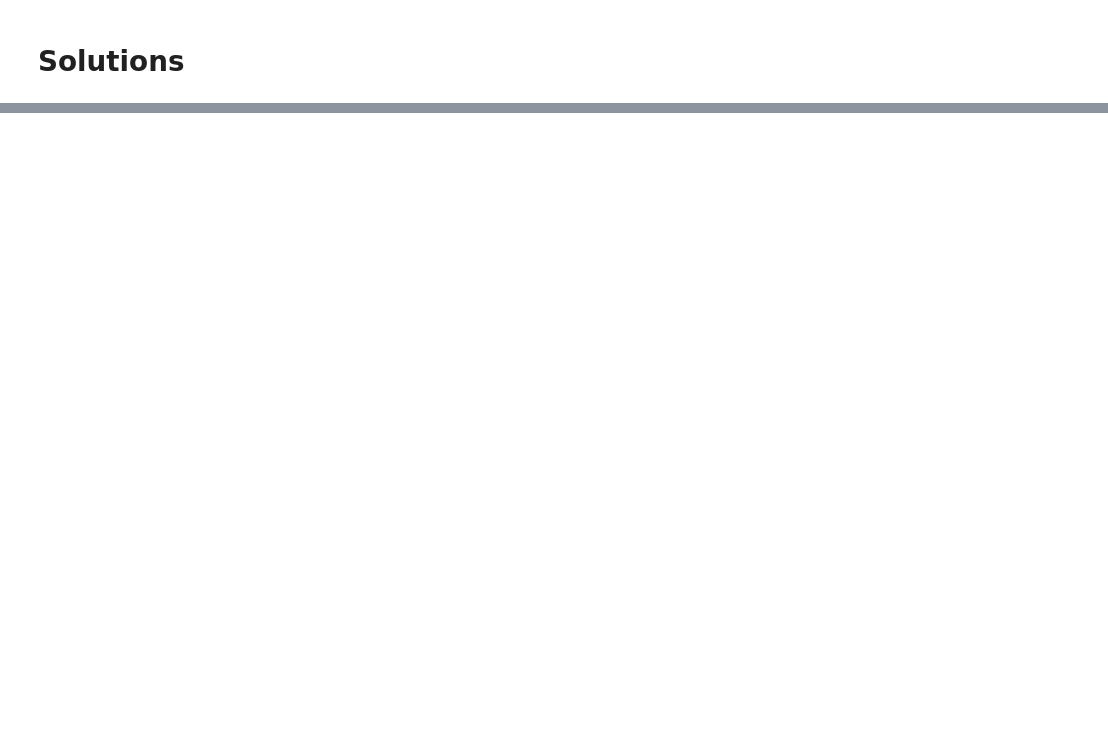
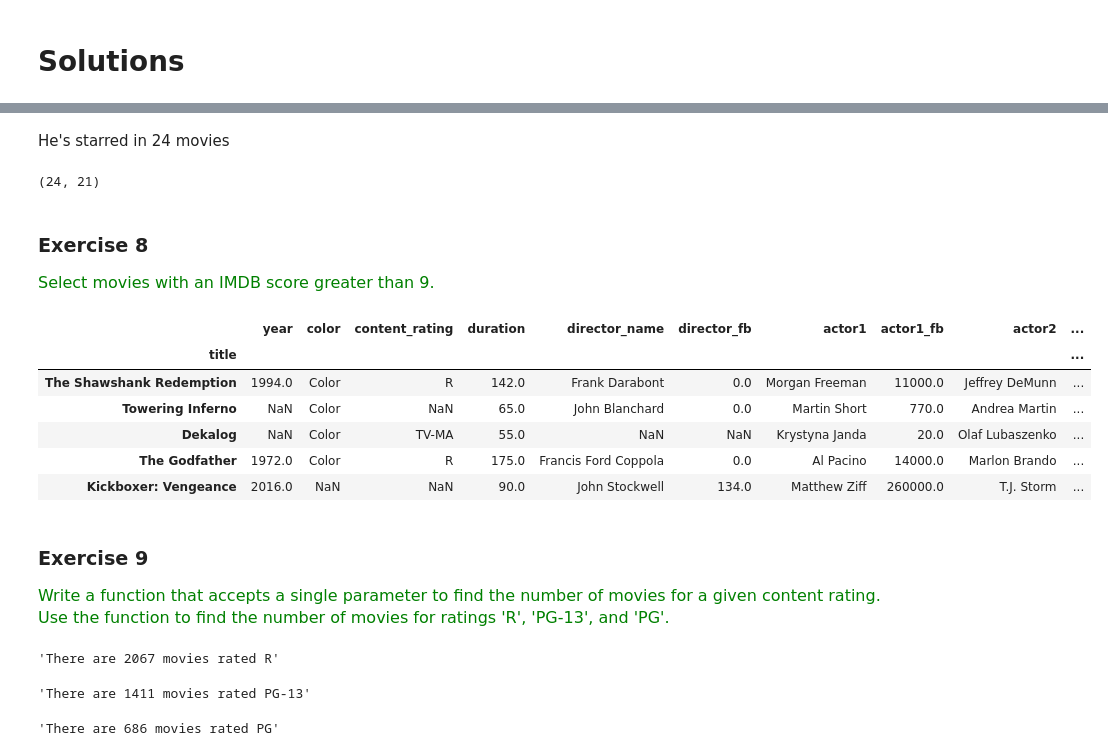
Before and after one commit to cnrgrl/PANDAS, a Jupyter notebook: Solutions_(1).ipynb, the cells around one changed output, grey strips where cells are left out. Drawn from its saved outputs; the diff is of its cells as text; code cells hidden in the pictures; blank space fills up the shorter version.

```diff
--- a/Solutions_(1).ipynb
+++ b/Solutions_(1).ipynb
@@ -24,6 +15,0 @@ Unpacking objects: 100% (77/77), done.
-# %%
-import pandas as pd
-import numpy as np
-
-pd.options.display.max_columns = 40
-bikes = pd.read_csv('Pandas/bikes.csv')
@@ -69,2 +15,0 @@ pandas.core.frame.DataFrame
-# %%
-pd.reset_option('all')
@@ -204,0 +565,4 @@ It chooses the column name with that integer location.
+# %%
+import pandas as pd
+movie = pd.read_csv('Pandas/movie.csv', index_col='title')
+movie.head(3)
@@ -204,0 +589,25 @@ It chooses the column name with that integer location.
+# %% [markdown]
+He's starred in 24 movies
+# %%
+hanks_movies.shape
+# %% [output]
+(24, 21)
+# %% [markdown]
+### Exercise 8
+
+<span  style="color:green; font-size:16px">Select movies with an IMDB score greater than 9.</span>
+# %%
+filt = movie['imdb_score'] > 9
+movie[filt]
+# %% [output]
+|  | year | color | content_rating | duration | director_name | director_fb | actor1 | actor1_fb | actor2 | ... |
+| title |  |  |  |  |  |  |  |  |  | ... |
+| The Shawshank Redemption | 1994.0 | Color | R | 142.0 | Frank Darabont | 0.0 | Morgan Freeman | 11000.0 | Jeffrey DeMunn | ... |
+| Towering Inferno | NaN | Color | NaN | 65.0 | John Blanchard | 0.0 | Martin Short | 770.0 | Andrea Martin | ... |
+| Dekalog | NaN | Color | TV-MA | 55.0 | NaN | NaN | Krystyna Janda | 20.0 | Olaf Lubaszenko | ... |
+| The Godfather | 1972.0 | Color | R | 175.0 | Francis Ford Coppola | 0.0 | Al Pacino | 14000.0 | Marlon Brando | ... |
+| Kickboxer: Vengeance | 2016.0 | NaN | NaN | 90.0 | John Stockwell | 134.0 | Matthew Ziff | 260000.0 | T.J. Storm | ... |
+# %% [markdown]
+### Exercise 9
+
+<span  style="color:green; font-size:16px">Write a function that accepts a single parameter to find the number of movies for a given content rating. Use the function to find the number of movies for ratings 'R', 'PG-13', and 'PG'.</span>
@@ -204,0 +619,12 @@ It chooses the column name with that integer location.
+# %%
+count_rating('R')
+# %% [output]
+'There are 2067 movies rated R'
+# %%
+count_rating('PG-13')
+# %% [output]
+'There are 1411 movies rated PG-13'
+# %%
+count_rating('PG')
+# %% [output]
+'There are 686 movies rated PG'
```
Also changed, not shown: parts of 200 cells of this notebook.
